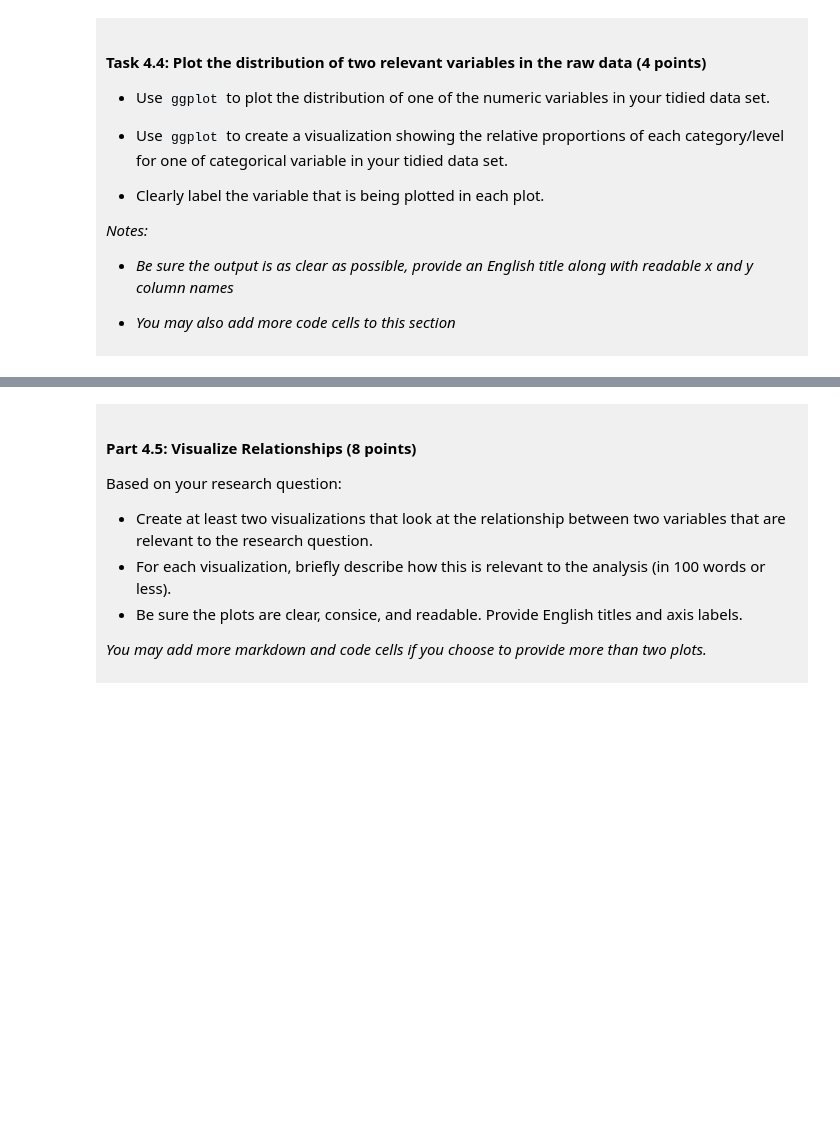
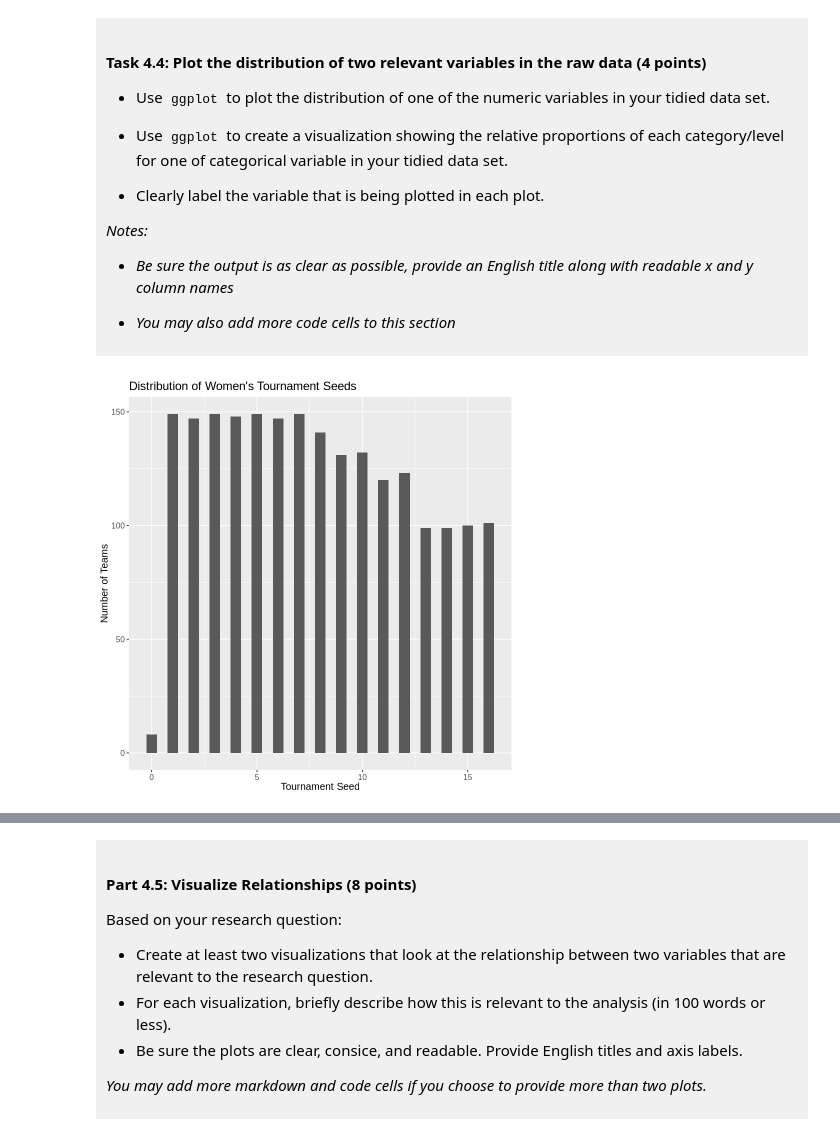
Before and after one commit to AngelinaHan12265/dsci-100-project-angelina-han, a Jupyter notebook: dsci-100-project-notebook.ipynb, the cells around one changed output, grey strips where cells are left out. Drawn from its saved outputs; the diff is of its cells as text; code cells hidden in the pictures; blank space fills up the shorter version.

```diff
--- a/dsci-100-project-notebook.ipynb
+++ b/dsci-100-project-notebook.ipynb
@@ -288,5 +331,15 @@ You will refine your research question (if needed) and produce a tidy data set.
 
 </div>
 # %%
-### EDIT THIS CODE CELL FOR PLOT 1 ###
+#numeric variable (seed)
+seed_distribution <- ggplot(womens_tidy, aes(x = seed)) +
+  geom_histogram(binwidth = 0.5) +
+  labs(x = "Tournament Seed",
+    y = "Number of Teams",
+    title = "Distribution of Women's Tournament Seeds") +
+  theme(text = element_text(size = 12))
+
+seed_distribution
+# %% [output]
+[figure, added]
 # %%
```
Also changed, not shown: parts of 11 cells of this notebook.
